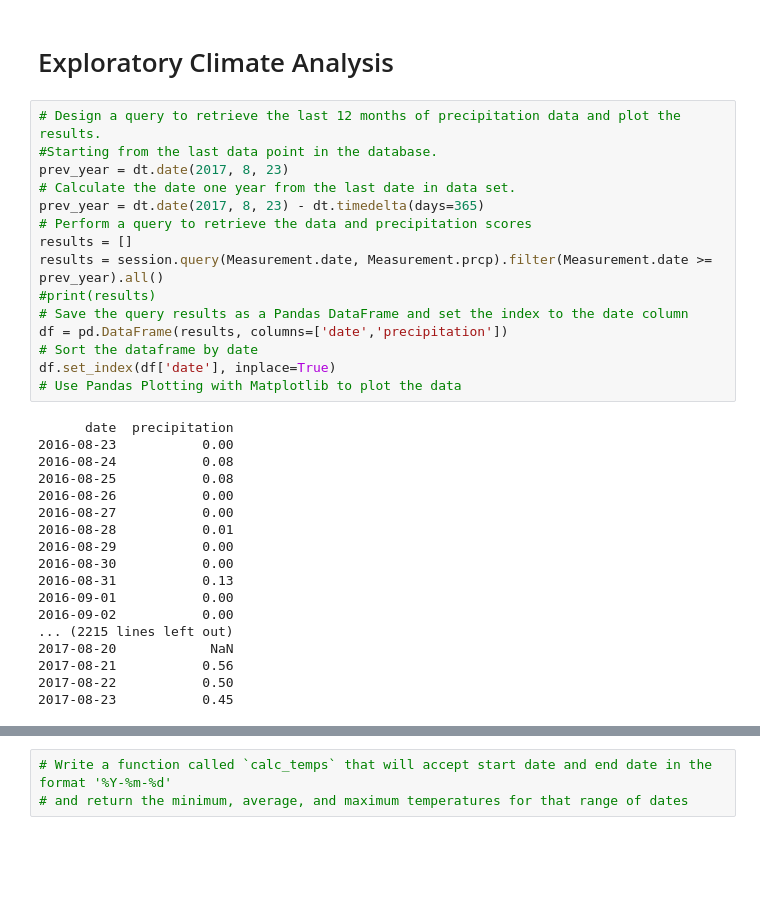
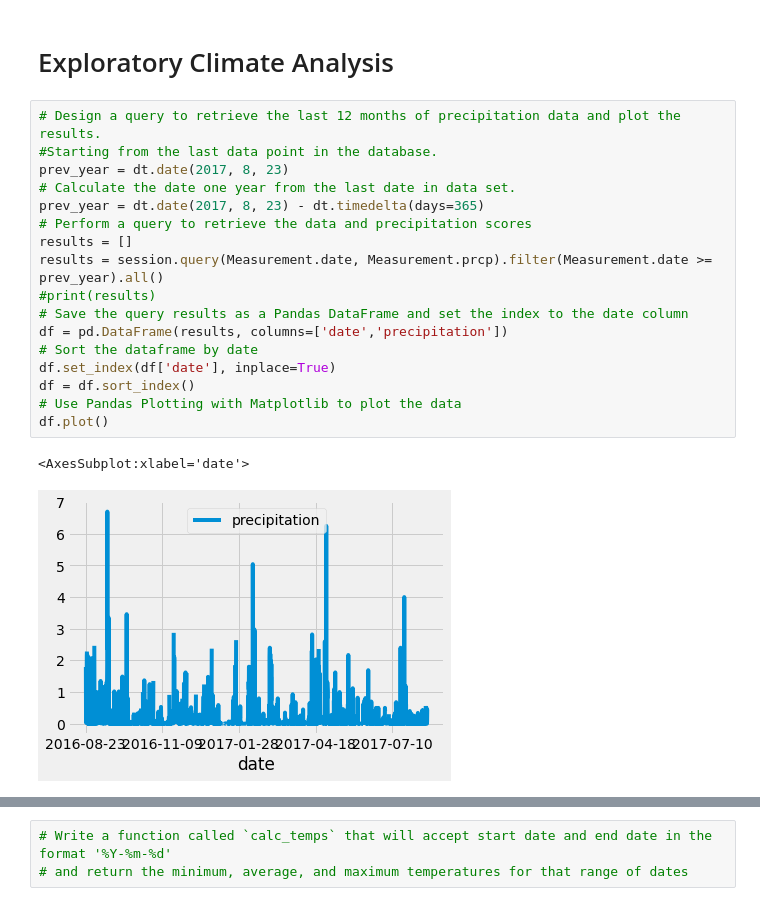
Before and after one commit to PGComai/surfs_up, a Jupyter notebook: climate_analysis.ipynb, the cells around one changed output, grey strips where cells are left out. Cells and saved outputs as stored; diff of their text form; blank space fills up the shorter version.

```diff
--- a/climate_analysis.ipynb
+++ b/climate_analysis.ipynb
@@ -41,35 +41,22 @@ session = Session(engine)
 # %%
 # Design a query to retrieve the last 12 months of precipitation data and plot the results.
 #Starting from the last data point in the database.
 prev_year = dt.date(2017, 8, 23)
 # Calculate the date one year from the last date in data set.
 prev_year = dt.date(2017, 8, 23) - dt.timedelta(days=365)
 # Perform a query to retrieve the data and precipitation scores
 results = []
 results = session.query(Measurement.date, Measurement.prcp).filter(Measurement.date >= prev_year).all()
 #print(results)
 # Save the query results as a Pandas DataFrame and set the index to the date column
 df = pd.DataFrame(results, columns=['date','precipitation'])
 # Sort the dataframe by date
 df.set_index(df['date'], inplace=True)
+df = df.sort_index()
 # Use Pandas Plotting with Matplotlib to plot the data
+df.plot()
 # %% [output]
-      date  precipitation
-2016-08-23           0.00
-2016-08-24           0.08
-2016-08-25           0.08
-2016-08-26           0.00
-2016-08-27           0.00
-2016-08-28           0.01
-2016-08-29           0.00
-2016-08-30           0.00
-2016-08-31           0.13
-2016-09-01           0.00
-2016-09-02           0.00
-... (2215 lines left out)
-2017-08-20            NaN
-2017-08-21           0.56
-2017-08-22           0.50
-2017-08-23           0.45
+<AxesSubplot:xlabel='date'>
+[figure, added]
 # %%
 # Use Pandas to calcualte the summary statistics for the precipitation data
```
Also changed, not shown: parts of 5 cells of this notebook.
